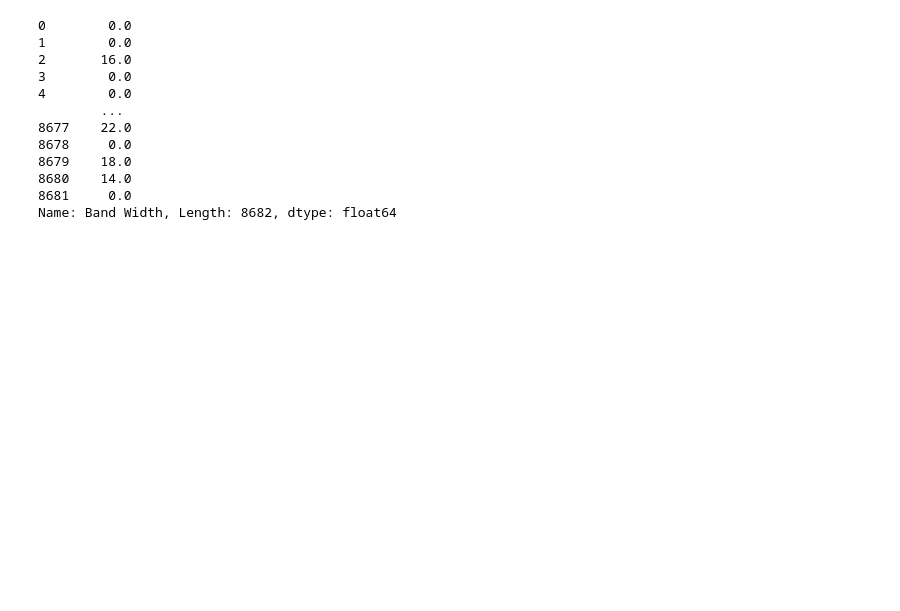
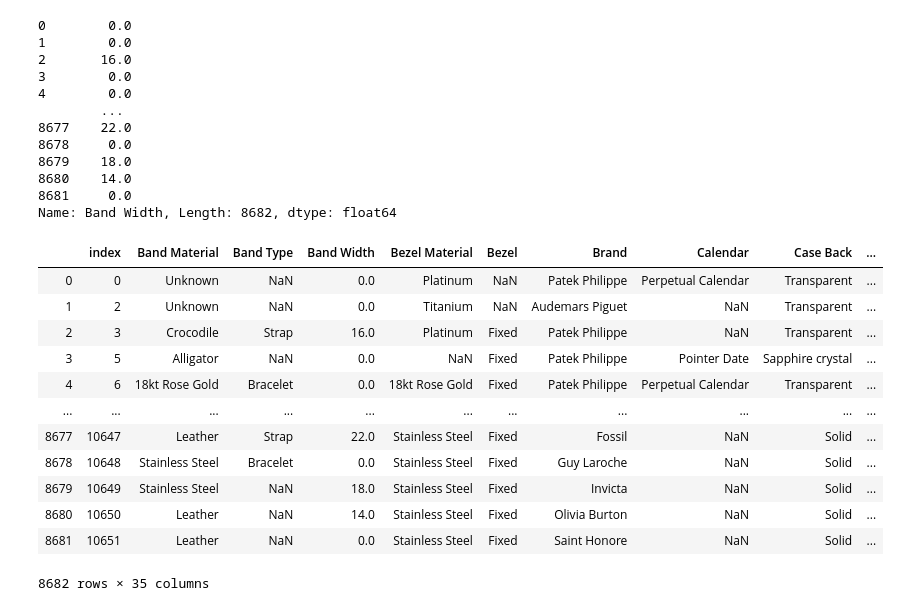
Before and after one commit to jcanque777/watchclassification, a Jupyter notebook: final_watches.ipynb, the cells around one changed output. Drawn from its saved outputs; the diff is of its cells as text; code cells hidden in the pictures; blank space fills up the shorter version.

```diff
--- a/final_watches.ipynb
+++ b/final_watches.ipynb
@@ -505,4 +472,18 @@ Name: Band Width, Length: 8682, dtype: float64
 # %%
 df.to_pickle("watches_final.pkl")
 # %%
-pd.read_pickle('watches_fin')
+pd.read_pickle('watches_final.pkl')
+# %% [output]
+|  | index | Band Material | Band Type | Band Width | Bezel Material | Bezel | Brand | Calendar | Case Back | ... |
+| 0 | 0 | Unknown | NaN | 0.0 | Platinum | NaN | Patek Philippe | Perpetual Calendar | Transparent | ... |
+| 1 | 2 | Unknown | NaN | 0.0 | Titanium | NaN | Audemars Piguet | NaN | Transparent | ... |
+| 2 | 3 | Crocodile | Strap | 16.0 | Platinum | Fixed | Patek Philippe | NaN | Transparent | ... |
+| 3 | 5 | Alligator | NaN | 0.0 | NaN | Fixed | Patek Philippe | Pointer Date | Sapphire crystal | ... |
+| 4 | 6 | 18kt Rose Gold | Bracelet | 0.0 | 18kt Rose Gold | Fixed | Patek Philippe | Perpetual Calendar | Transparent | ... |
+| ... | ... | ... | ... | ... | ... | ... | ... | ... | ... | ... |
+| 8677 | 10647 | Leather | Strap | 22.0 | Stainless Steel | Fixed | Fossil | NaN | Solid | ... |
+| 8678 | 10648 | Stainless Steel | Bracelet | 0.0 | Stainless Steel | Fixed | Guy Laroche | NaN | Solid | ... |
+| 8679 | 10649 | Stainless Steel | NaN | 18.0 | Stainless Steel | Fixed | Invicta | NaN | Solid | ... |
+| 8680 | 10650 | Leather | NaN | 14.0 | Stainless Steel | Fixed | Olivia Burton | NaN | Solid | ... |
+| 8681 | 10651 | Leather | NaN | 0.0 | Stainless Steel | Fixed | Saint Honore | NaN | Solid | ... |
+8682 rows × 35 columns
```
Also changed, not shown: parts of 8 cells of this notebook.
